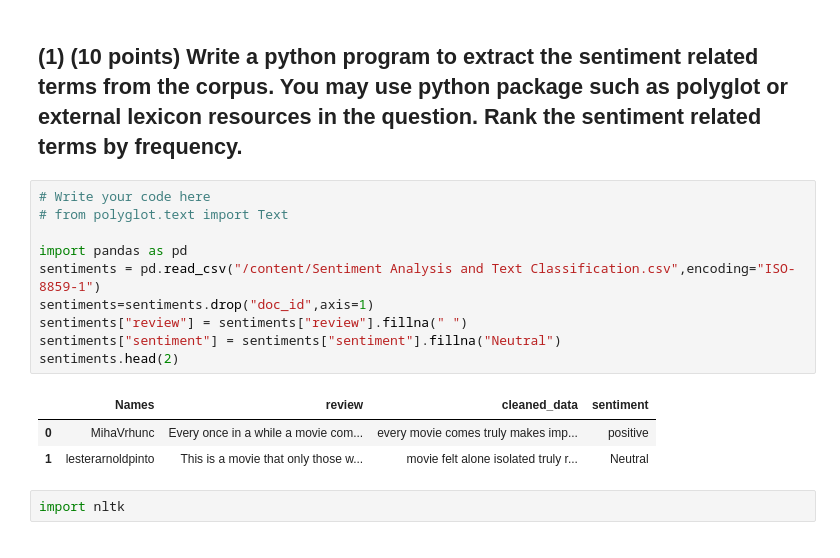
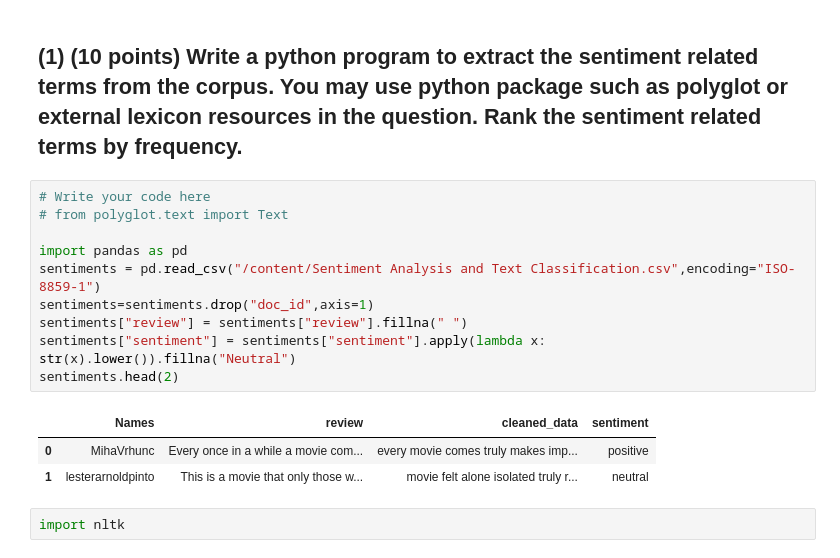
Before and after one commit to akhiltabjula/ComputationalMethodsForInformationSystems, a Jupyter notebook: In_class_exercise_08.ipynb, the cells around one changed output. Drawn from its saved outputs; the diff is of its cells as text.

```diff
--- a/In_class_exercise_08.ipynb
+++ b/In_class_exercise_08.ipynb
@@ -9,17 +9,17 @@ The data for this exercise is from the dataset you created from assignment three
 # %%
 # Write your code here
 # from polyglot.text import Text
 
 import pandas as pd
 sentiments = pd.read_csv("/content/Sentiment Analysis and Text Classification.csv",encoding="ISO-8859-1")
 sentiments=sentiments.drop("doc_id",axis=1)
 sentiments["review"] = sentiments["review"].fillna(" ")
-sentiments["sentiment"] = sentiments["sentiment"].fillna("Neutral")
+sentiments["sentiment"] = sentiments["sentiment"].apply(lambda x: str(x).lower()).fillna("Neutral")
 sentiments.head(2)
 # %% [output]
 |  | Names | review | cleaned_data | sentiment |
 | 0 | MihaVrhunc | Every once in a while a movie com... | every movie comes truly makes imp... | positive |
-| 1 | lesterarnoldpinto | This is a movie that only those w... | movie felt alone isolated truly r... | Neutral |
+| 1 | lesterarnoldpinto | This is a movie that only those w... | movie felt alone isolated truly r... | neutral |
 # %%
 import nltk
 # %%
```
